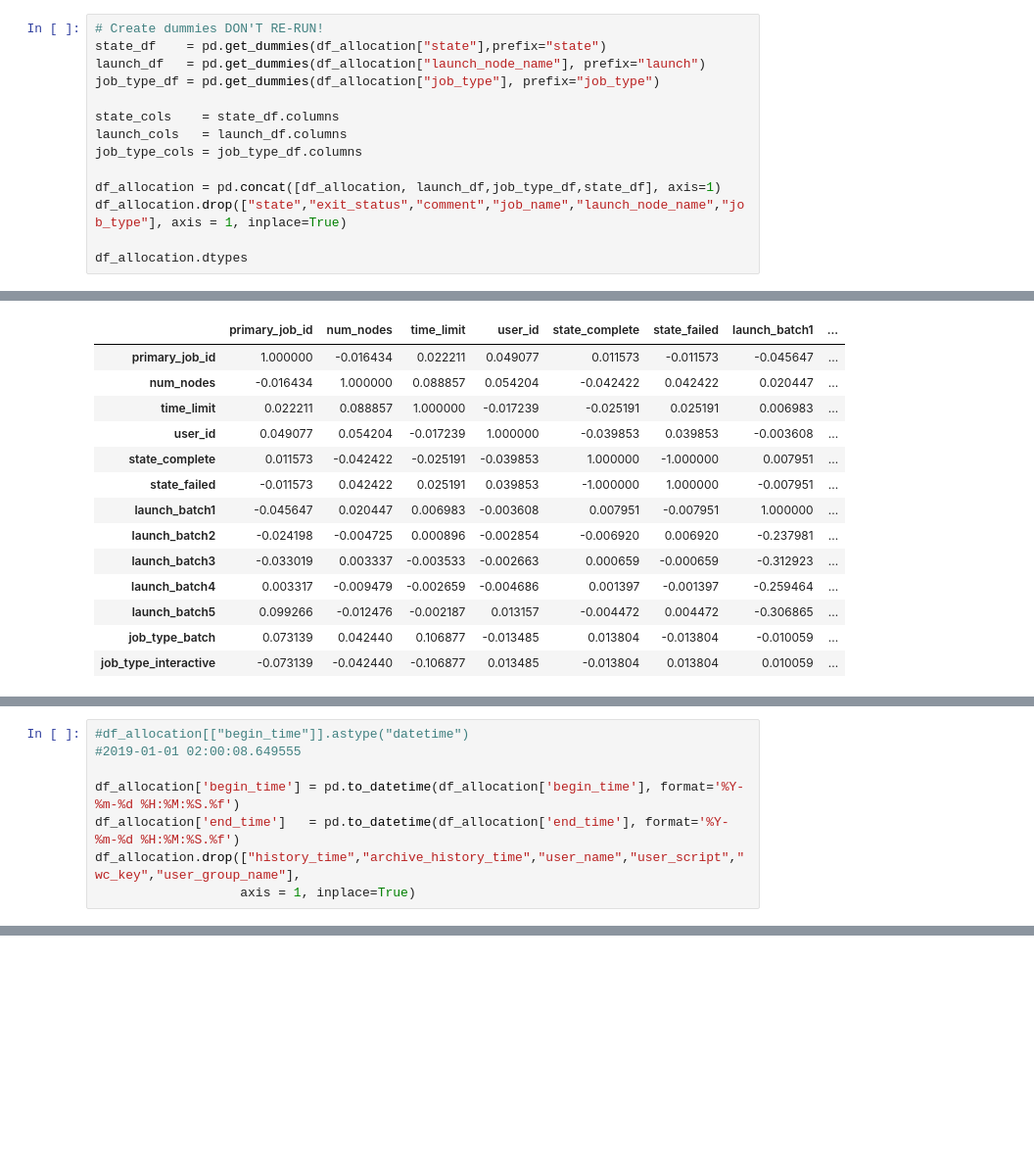
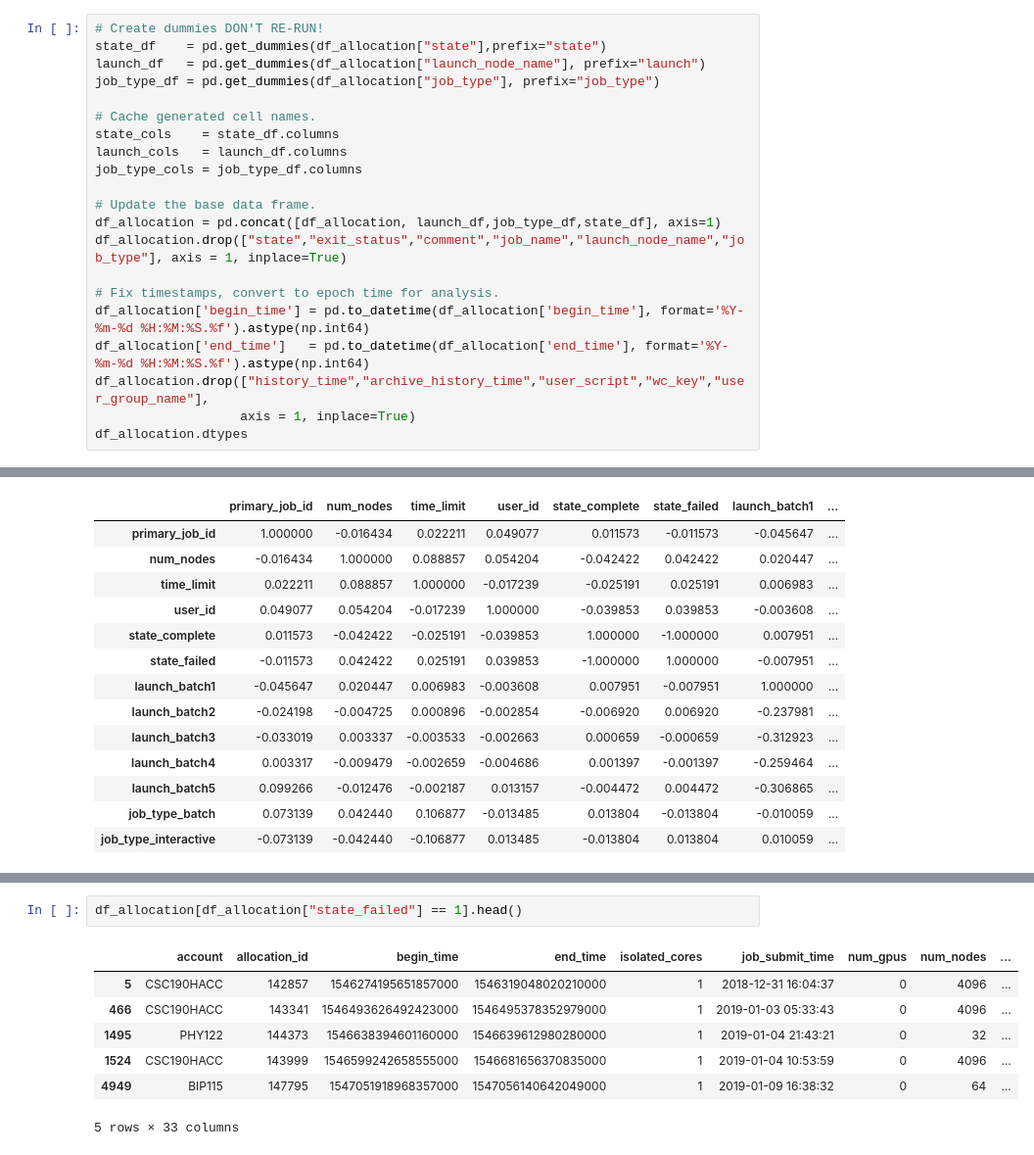
Before and after one commit to mew2057/CAST, a Jupyter notebook: csm_big_data/python3/launch-rca.ipynb, the cells around one changed output, grey strips where cells are left out. Shown at 98% size. Cells and saved outputs as stored; diff of their text form; blank space fills up the shorter version.

```diff
--- a/csm_big_data/python3/launch-rca.ipynb
+++ b/csm_big_data/python3/launch-rca.ipynb
@@ -62,13 +63,20 @@ state_df    = pd.get_dummies(df_allocation["state"],prefix="state")
 launch_df   = pd.get_dummies(df_allocation["launch_node_name"], prefix="launch")
 job_type_df = pd.get_dummies(df_allocation["job_type"], prefix="job_type")
 
+# Cache generated cell names.
 state_cols    = state_df.columns
 launch_cols   = launch_df.columns
 job_type_cols = job_type_df.columns
 
+# Update the base data frame.
 df_allocation = pd.concat([df_allocation, launch_df,job_type_df,state_df], axis=1)
 df_allocation.drop(["state","exit_status","comment","job_name","launch_node_name","job_type"], axis = 1, inplace=True)
 
+# Fix timestamps, convert to epoch time for analysis.
+df_allocation['begin_time'] = pd.to_datetime(df_allocation['begin_time'], format='%Y-%m-%d %H:%M:%S.%f').astype(np.int64)
+df_allocation['end_time']   = pd.to_datetime(df_allocation['end_time'], format='%Y-%m-%d %H:%M:%S.%f').astype(np.int64)
+df_allocation.drop(["history_time","archive_history_time","user_script","wc_key","user_group_name"],
+                   axis = 1, inplace=True)
 df_allocation.dtypes
 # %% [output]
 account                 object
@@ -131,11 +145,3 @@ plt.colorbar()
 plt.show()
 # %% [output]
 [figure]
-# %%
-#df_allocation[["begin_time"]].astype("datetime")
-#2019-01-01 02:00:08.649555
-
-df_allocation['begin_time'] = pd.to_datetime(df_allocation['begin_time'], format='%Y-%m-%d %H:%M:%S.%f')
-df_allocation['end_time']   = pd.to_datetime(df_allocation['end_time'], format='%Y-%m-%d %H:%M:%S.%f')
-df_allocation.drop(["history_time","archive_history_time","user_name","user_script","wc_key","user_group_name"],
-                   axis = 1, inplace=True)
@@ -163,0 +254,10 @@ Name: user_flags, Length: 82, dtype: int64
+# %%
+df_allocation[df_allocation["state_failed"] == 1].head()
+# %% [output]
+|  | account | allocation_id | begin_time | end_time | isolated_cores | job_submit_time | num_gpus | num_nodes | ... |
+| 5 | CSC190HACC | 142857 | 1546274195651857000 | 1546319048020210000 | 1 | 2018-12-31 16:04:37 | 0 | 4096 | ... |
+| 466 | CSC190HACC | 143341 | 1546493626492423000 | 1546495378352979000 | 1 | 2019-01-03 05:33:43 | 0 | 4096 | ... |
+| 1495 | PHY122 | 144373 | 1546638394601160000 | 1546639612980280000 | 1 | 2019-01-04 21:43:21 | 0 | 32 | ... |
+| 1524 | CSC190HACC | 143999 | 1546599242658555000 | 1546681656370835000 | 1 | 2019-01-04 10:53:59 | 0 | 4096 | ... |
+| 4949 | BIP115 | 147795 | 1547051918968357000 | 1547056140642049000 | 1 | 2019-01-09 16:38:32 | 0 | 64 | ... |
+5 rows × 33 columns
```
Also changed, not shown: parts of 28 cells of this notebook.
